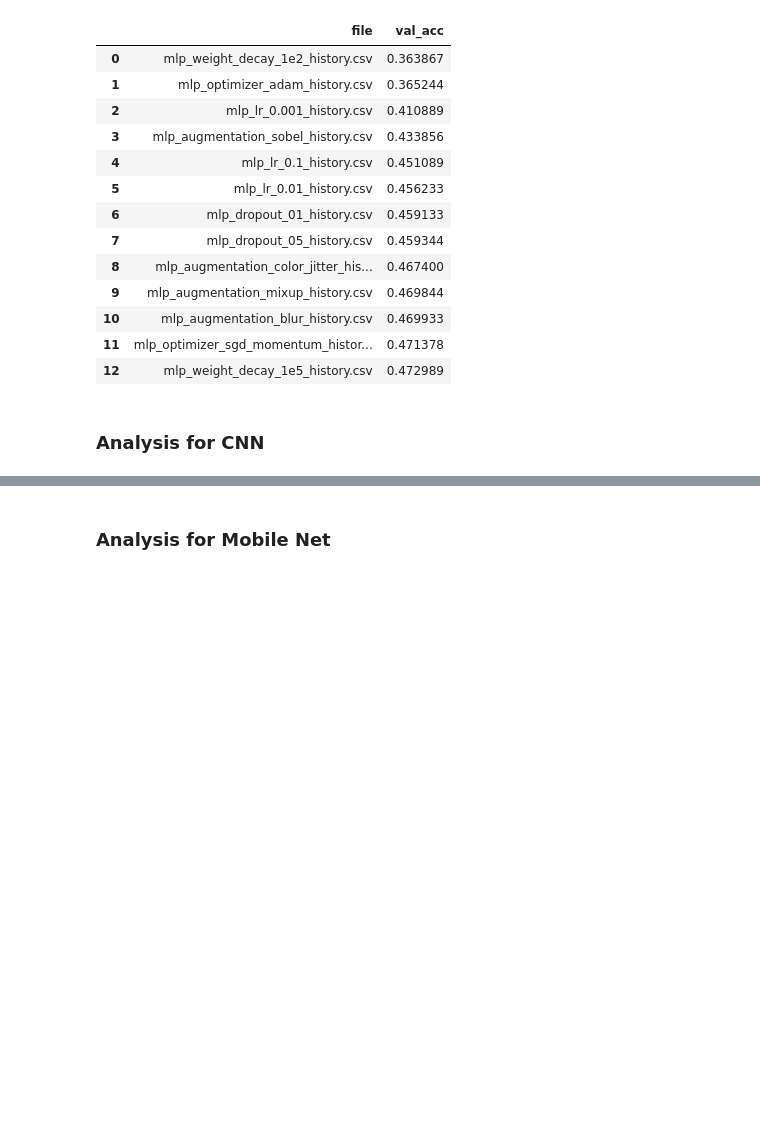
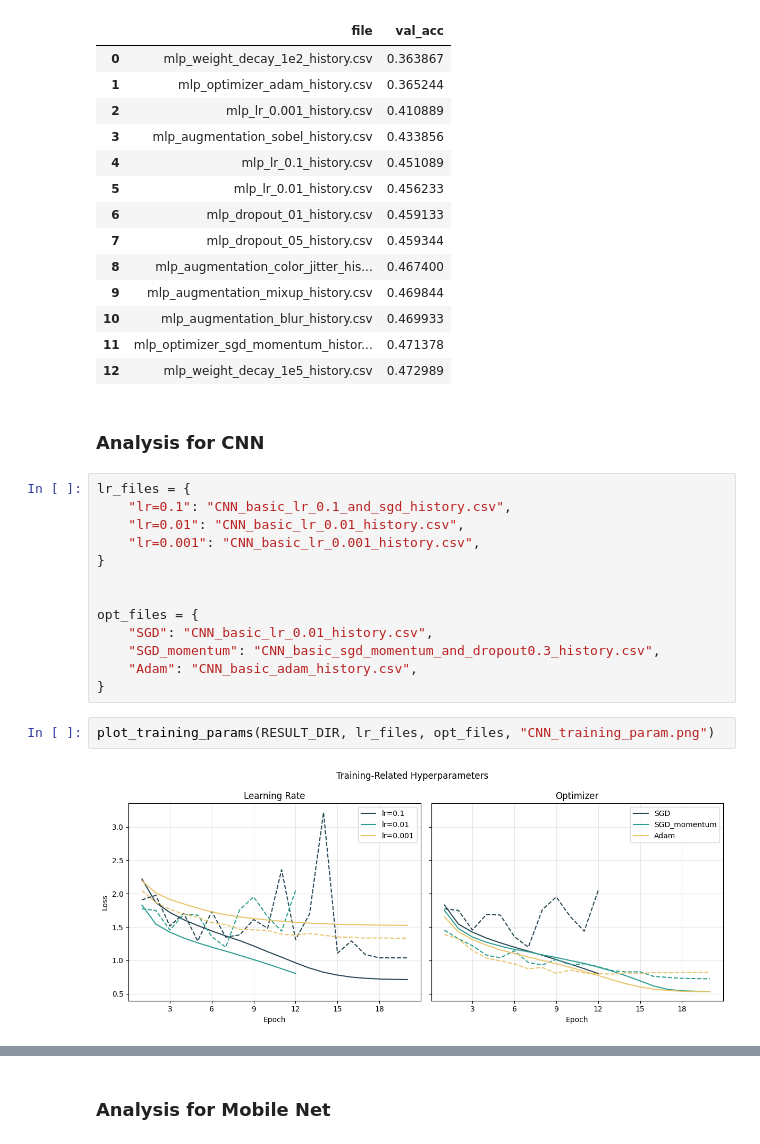
Before and after one commit to malgosiam2/DeepLearningProject1, a Jupyter notebook: notebooks/results_analysis.ipynb, the cells around one changed output, grey strips where cells are left out. Cells and saved outputs as stored; diff of their text form; blank space fills up the shorter version.

```diff
--- a/notebooks/results_analysis.ipynb
+++ b/notebooks/results_analysis.ipynb
@@ -243,3 +243,20 @@ df
 | 12 | mlp_weight_decay_1e5_history.csv | 0.472989 |
 # %% [markdown]
 ### Analysis for CNN
+# %%
+lr_files = {
+    "lr=0.1": "CNN_basic_lr_0.1_and_sgd_history.csv",
+    "lr=0.01": "CNN_basic_lr_0.01_history.csv",
+    "lr=0.001": "CNN_basic_lr_0.001_history.csv",
+}
+
+
+opt_files = {
+    "SGD": "CNN_basic_lr_0.01_history.csv",
+    "SGD_momentum": "CNN_basic_sgd_momentum_and_dropout0.3_history.csv",
+    "Adam": "CNN_basic_adam_history.csv",
+}
+# %%
+plot_training_params(RESULT_DIR, lr_files, opt_files, "CNN_training_param.png")
+# %% [output]
+[figure, added]
```
Also changed, not shown: parts of 11 cells of this notebook, 16 other files.
